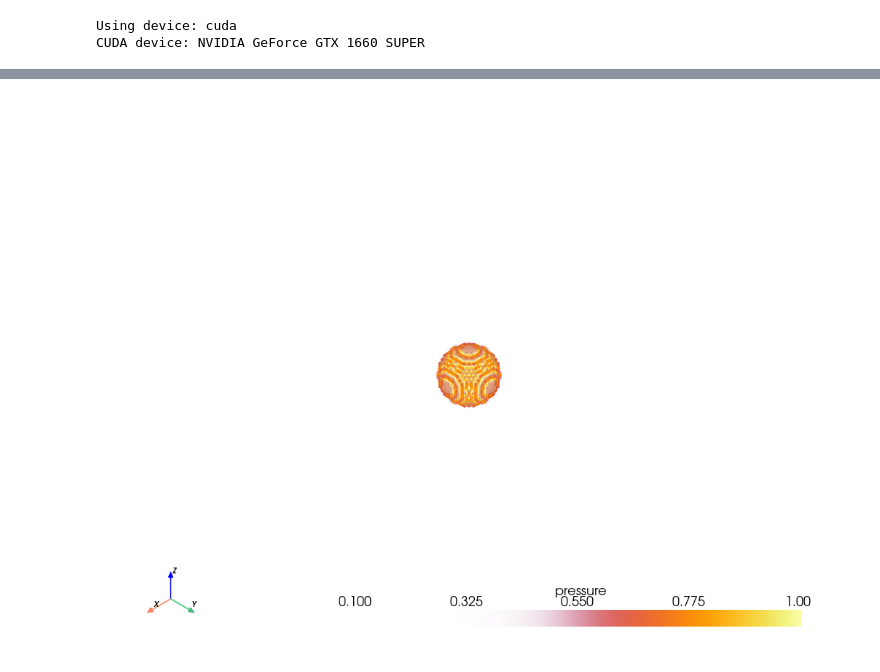
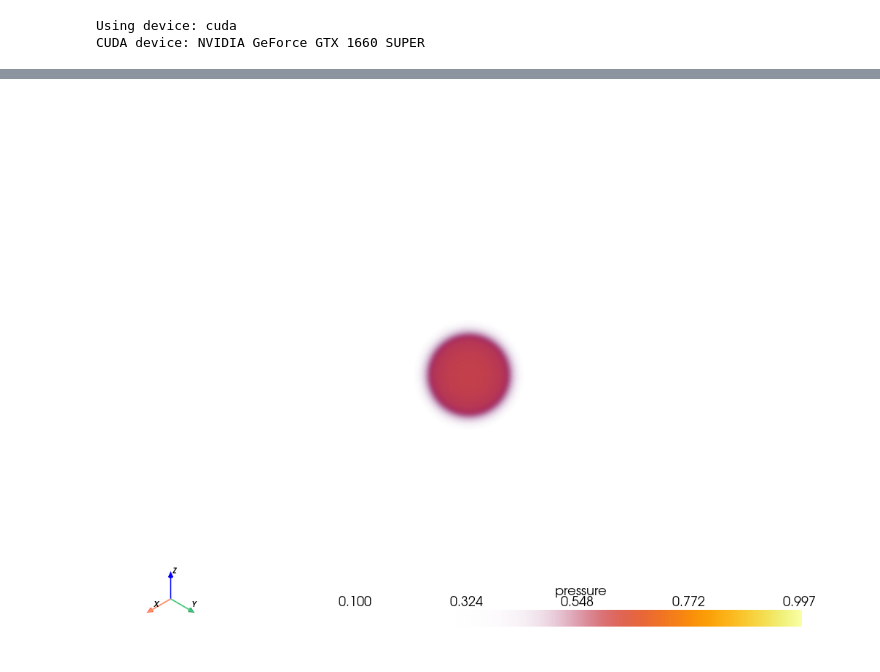
Before and after one commit to teo646/CFD, a Jupyter notebook: Riemann_Solvers_and_Numerical_Methods_for_Fluid_Dynamics_by_TORO/chapter16/Godunov's method for 3 dimensional Euler equations.ipynb, the cells around one changed output, grey strips where cells are left out. Drawn from its saved outputs; the diff is of its cells as text; code cells hidden in the pictures.

```diff
--- a/Riemann_Solvers_and_Numerical_Methods_for_Fluid_Dynamics_by_TORO/chapter16/Godunov's method for 3 dimensional Euler equations.ipynb
+++ b/Riemann_Solvers_and_Numerical_Methods_for_Fluid_Dynamics_by_TORO/chapter16/Godunov's method for 3 dimensional Euler equations.ipynb
@@ -21,17 +23,15 @@ Using device: cuda
 CUDA device: NVIDIA GeForce GTX 1660 SUPER
 # %%
 #Constant parameters
-NUM_CELLS_X = 100
-NUM_CELLS_Y = 100
-NUM_CELLS_Z = 100
+RESOLUTION = 100, 100, 100
 
 X_DOMAIN = [0, 1]
 Y_DOMAIN = [0, 1]
 Z_DOMAIN = [0, 1]
 T_DOMAIN = [0, 0.5]
-DX = (X_DOMAIN[1] - X_DOMAIN[0]) / NUM_CELLS_X
-DY = (Y_DOMAIN[1] - Y_DOMAIN[0]) / NUM_CELLS_Y
-DZ = (Z_DOMAIN[1] - Z_DOMAIN[0]) / NUM_CELLS_Z
+DX = (X_DOMAIN[1] - X_DOMAIN[0]) / RESOLUTION[2]
+DY = (Y_DOMAIN[1] - Y_DOMAIN[0]) / RESOLUTION[1]
+DZ = (Z_DOMAIN[1] - Z_DOMAIN[0]) / RESOLUTION[0]
 
 CFL_COEFFICIENT = 0.8
 GAMMA = 1.4
@@ -42,7 +42,7 @@ DIAMETER = 0.2
 #Initial conditions - Explosion scenario
 # +2 for cell boundary (ghost cells)
 # Shape: (Nz + 2, Ny + 2, Nx + 2, 5) - [rho, u, v, w, p]
-CELL = torch.zeros((NUM_CELLS_Z + 2, NUM_CELLS_Y + 2, NUM_CELLS_X + 2, 5), device=device)
+CELL = torch.zeros((RESOLUTION[0] + 2, RESOLUTION[1] + 2, RESOLUTION[2] + 2, 5), device=device)
 
 # 중심 좌표 (도메인 중앙)
 center_x = (X_DOMAIN[0] + X_DOMAIN[1]) / 2
@@ -51,16 +51,13 @@ center_z = (Z_DOMAIN[0] + Z_DOMAIN[1]) / 2
 radius = DIAMETER / 2  # 반경
 
 # 각 셀의 중심 좌표 계산 (ghost cell 제외한 실제 셀만)
-x_coords = torch.linspace(X_DOMAIN[0] + DX/2, X_DOMAIN[1] - DX/2, NUM_CELLS_X, device=device)
-y_coords = torch.linspace(Y_DOMAIN[0] + DY/2, Y_DOMAIN[1] - DY/2, NUM_CELLS_Y, device=device)
-z_coords = torch.linspace(Z_DOMAIN[0] + DZ/2, Z_DOMAIN[1] - DZ/2, NUM_CELLS_Z, device=device)
+x_coords = torch.linspace(X_DOMAIN[0] + DX/2, X_DOMAIN[1] - DX/2, RESOLUTION[2], device=device)
+y_coords = torch.linspace(Y_DOMAIN[0] + DY/2, Y_DOMAIN[1] - DY/2, RESOLUTION[1], device=device)
+z_coords = torch.linspace(Z_DOMAIN[0] + DZ/2, Z_DOMAIN[1] - DZ/2, RESOLUTION[0], device=device)
 X, Y, Z = torch.meshgrid(x_coords, y_coords, z_coords, indexing='xy')  # (Ny, Nx)
 
 # 중심으로부터의 거리 계산
-distances = torch.sqrt((X - center_x)**2 + (Y - center_y)**2 + (Z - center_z)**2)
-
-# 폭발 영역 (반경 내부): 고압, 고밀도
-explosion_mask = distances < radius
+distances2 = (X - center_x)**2 + (Y - center_y)**2 + (Z - center_z)**2
 
 # 기본값 설정 (외부 영역) - ghost cell 포함 전체
 CELL[:, :, :, 0] = 0.125  # rho (low density)
@@ -69,12 +66,11 @@ CELL[:, :, :, 2] = 0.0    # v
 CELL[:, :, :, 3] = 0.0    # w
 CELL[:, :, :, 4] = 0.1    # p (low pressure)
 
+sigma = 0.1
+gaussian_profile = torch.exp(-distances2 / (2 * sigma**2))
 # 폭발 영역 설정 (고압, 고밀도) - 실제 셀만 (ghost cell 제외)
-CELL[1:-1, 1:-1, 1:-1, 0][explosion_mask] = 1.0   # rho (high density)
-CELL[1:-1, 1:-1, 1:-1, 1][explosion_mask] = 0.0    # u
-CELL[1:-1, 1:-1, 1:-1, 2][explosion_mask] = 0.0    # v
-CELL[1:-1, 1:-1, 1:-1, 3][explosion_mask] = 0.0    # w
-CELL[1:-1, 1:-1, 1:-1, 4][explosion_mask] = 1.0    # p (high pressure)
+CELL[1:-1, 1:-1, 1:-1, 0] += (1.0 - 0.125) * gaussian_profile   # rho (high density)
+CELL[1:-1, 1:-1, 1:-1, 4] += (1.0 - 0.1) * gaussian_profile    # p (high pressure)
 
 # Plot initial conditions as 3D scatter (subsampled)
 rho_values = CELL[1:-1, 1:-1, 1:-1, 0].cpu().numpy()
@@ -86,7 +82,7 @@ p_values = CELL[1:-1, 1:-1, 1:-1, 4].cpu().numpy()
 grid = pv.ImageData()
 
 # VTK 규칙: cell data → dimensions = cell + 1
-grid.dimensions = (NUM_CELLS_X + 1, NUM_CELLS_Y + 1, NUM_CELLS_Z + 1)
+grid.dimensions = (RESOLUTION[2] + 1, RESOLUTION[1] + 1, RESOLUTION[0] + 1)
 grid.spacing = (DX, DY, DZ)   # 격자 간격
 grid.origin = (X_DOMAIN[0], Y_DOMAIN[0], Z_DOMAIN[0])
 
@@ -114 +109 @@ plotter.show()
-[figure, old version]
+[figure, new version]
```
Also changed, not shown: parts of 10 cells of this notebook, 4 other files.
